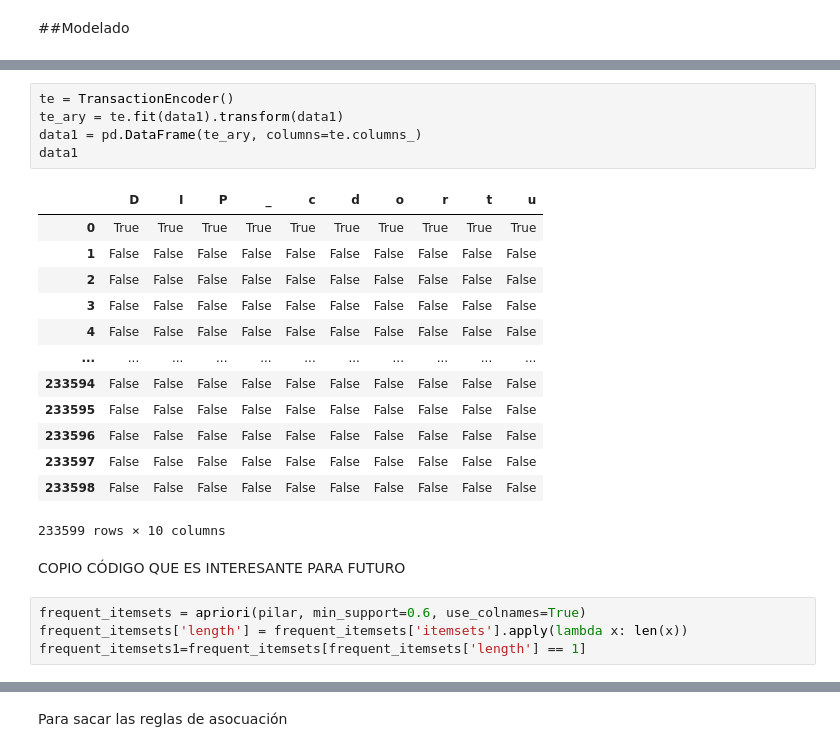
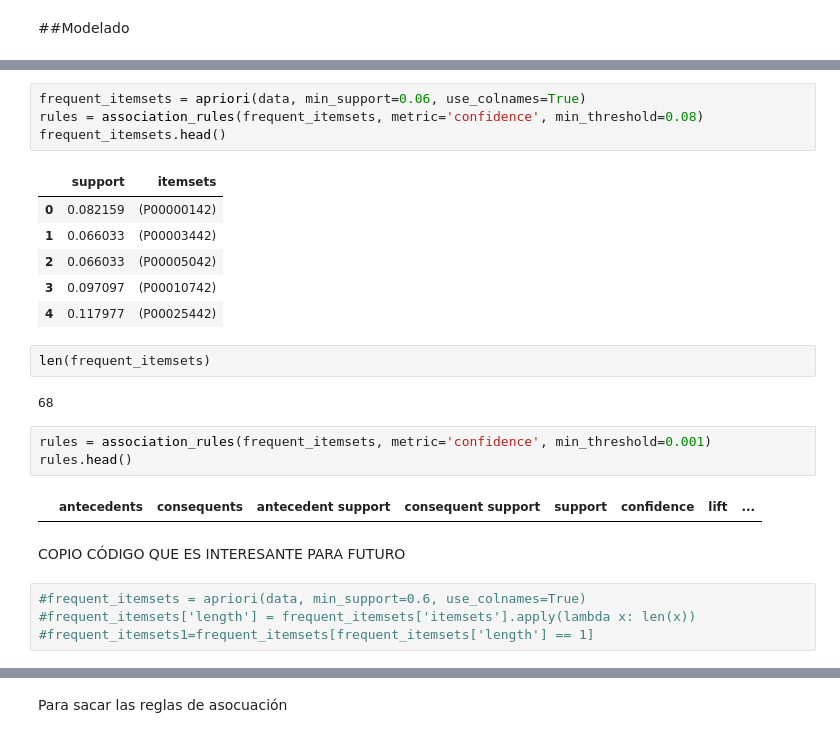
Before and after one commit to PilarAriasVazquez/L2, a Jupyter notebook: L2P1.ipynb, the cells around one changed output, grey strips where cells are left out. Saved outputs shown, nothing was run; the diff lists cells and outputs as text.

```diff
--- a/L2P1.ipynb
+++ b/L2P1.ipynb
@@ -191,26 +197,27 @@ df_draw
-# %%
-te = TransactionEncoder()
-te_ary = te.fit(data1).transform(data1)
-data1 = pd.DataFrame(te_ary, columns=te.columns_)
-data1
-# %% [output]
-|  | D | I | P | _ | c | d | o | r | t | u |
-| 0 | True | True | True | True | True | True | True | True | True | True |
-| 1 | False | False | False | False | False | False | False | False | False | False |
-| 2 | False | False | False | False | False | False | False | False | False | False |
-| 3 | False | False | False | False | False | False | False | False | False | False |
-| 4 | False | False | False | False | False | False | False | False | False | False |
-| ... | ... | ... | ... | ... | ... | ... | ... | ... | ... | ... |
-| 233594 | False | False | False | False | False | False | False | False | False | False |
-| 233595 | False | False | False | False | False | False | False | False | False | False |
-| 233596 | False | False | False | False | False | False | False | False | False | False |
-| 233597 | False | False | False | False | False | False | False | False | False | False |
-| 233598 | False | False | False | False | False | False | False | False | False | False |
-233599 rows × 10 columns
+# %%
+frequent_itemsets = apriori(data, min_support=0.06, use_colnames=True)
+rules = association_rules(frequent_itemsets, metric='confidence', min_threshold=0.08)
+frequent_itemsets.head()
+# %% [output]
+|  | support | itemsets |
+| 0 | 0.082159 | (P00000142) |
+| 1 | 0.066033 | (P00003442) |
+| 2 | 0.066033 | (P00005042) |
+| 3 | 0.097097 | (P00010742) |
+| 4 | 0.117977 | (P00025442) |
+# %%
+len(frequent_itemsets)
+# %% [output]
+68
+# %%
+rules = association_rules(frequent_itemsets, metric='confidence', min_threshold=0.001)
+rules.head()
+# %% [output]
+|  | antecedents | consequents | antecedent support | consequent support | support | confidence | lift | ... |
 # %% [markdown]
 COPIO CÓDIGO QUE ES INTERESANTE PARA FUTURO
 # %%
-frequent_itemsets = apriori(pilar, min_support=0.6, use_colnames=True)
-frequent_itemsets['length'] = frequent_itemsets['itemsets'].apply(lambda x: len(x))
-frequent_itemsets1=frequent_itemsets[frequent_itemsets['length'] == 1]
+#frequent_itemsets = apriori(data, min_support=0.6, use_colnames=True)
+#frequent_itemsets['length'] = frequent_itemsets['itemsets'].apply(lambda x: len(x))
+#frequent_itemsets1=frequent_itemsets[frequent_itemsets['length'] == 1]
 # %%
```
Also changed, not shown: parts of 5 cells of this notebook.
